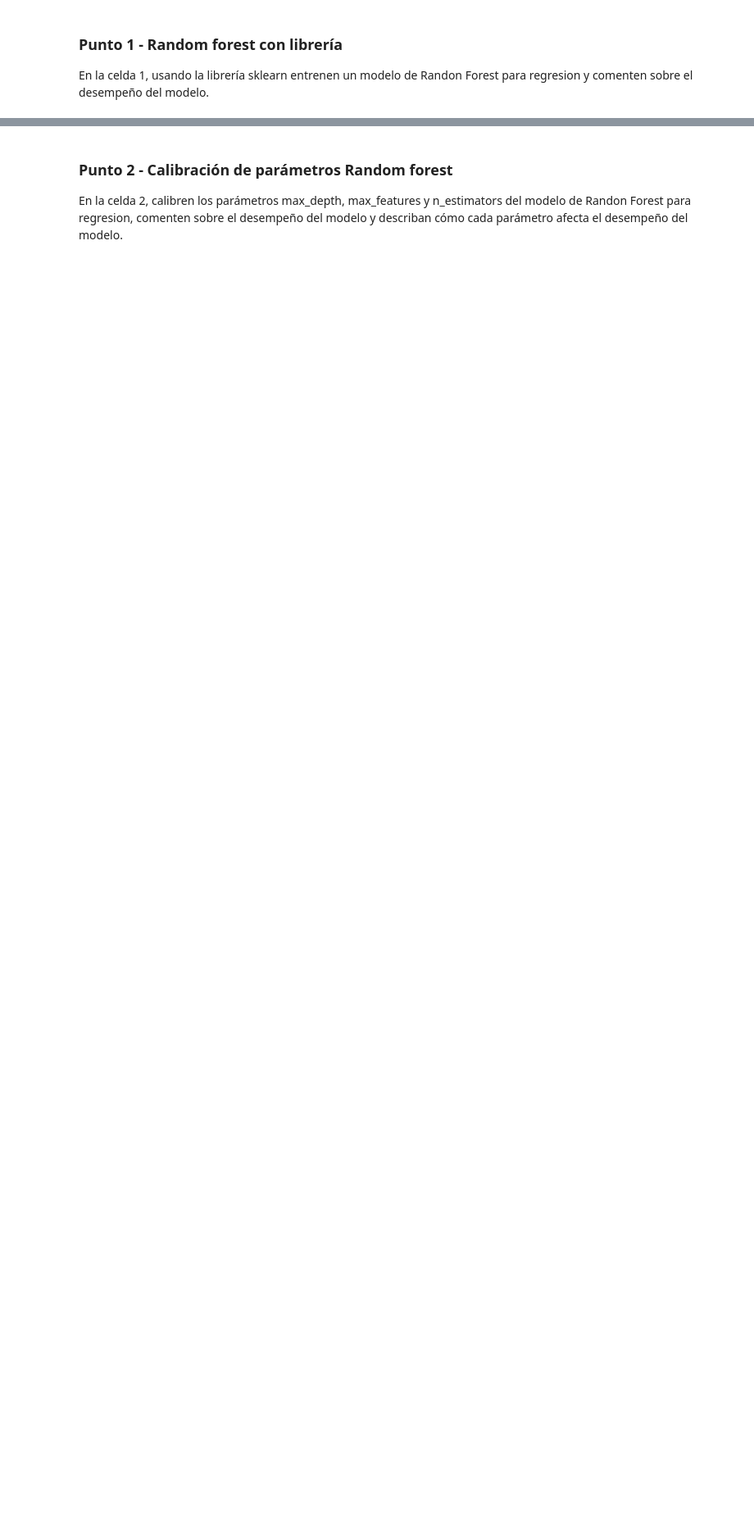
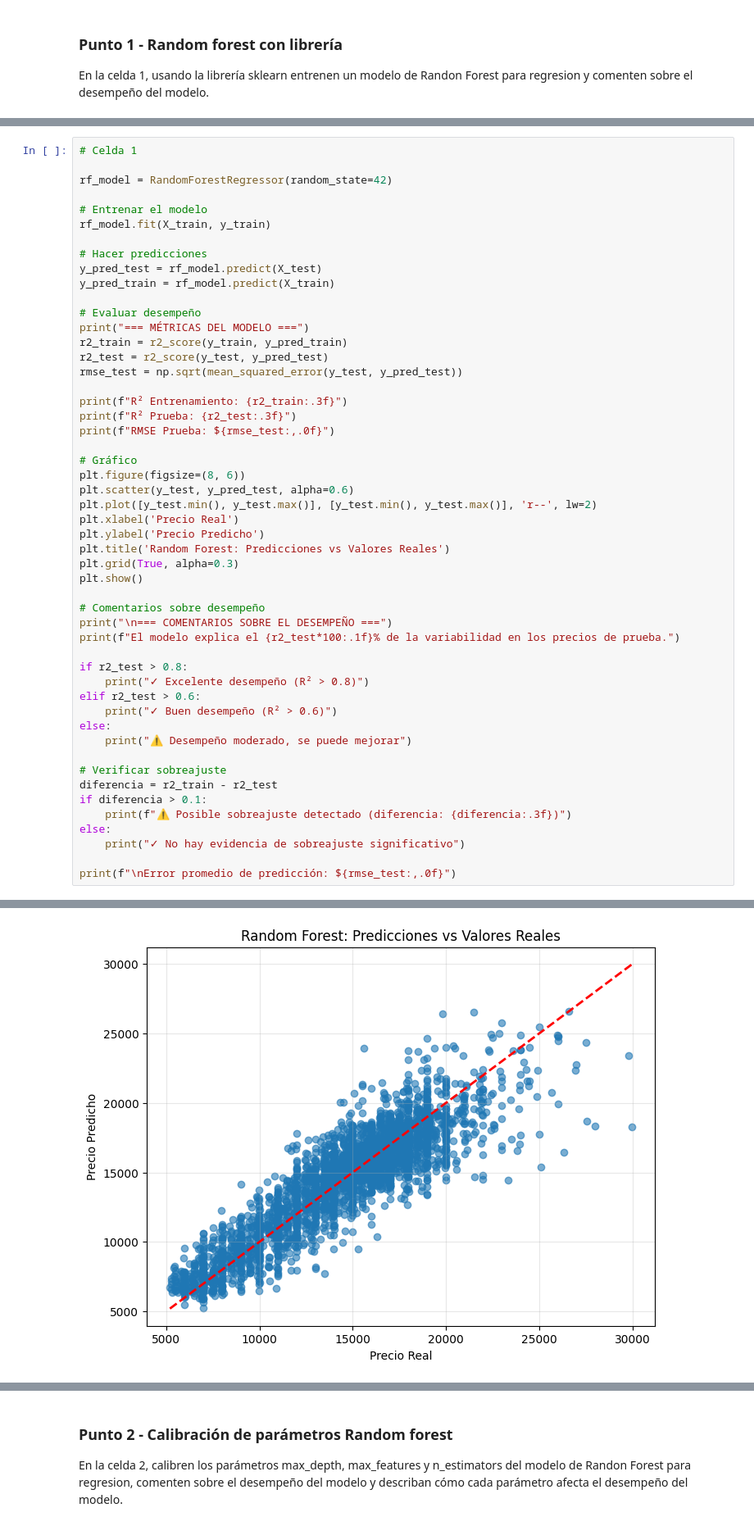
Before and after one commit to Cesar977/Electiva-Profesional-III, a Jupyter notebook: Semana 7/Parcial Final/Parcial final.ipynb, the cells around one changed output, grey strips where cells are left out. Shown: that part at 82% size. Drawn from its saved outputs; the diff is of its cells as text; blank space fills up the shorter version.

```diff
--- a/Semana 7/Parcial Final/Parcial final.ipynb
+++ b/Semana 7/Parcial Final/Parcial final.ipynb
@@ -67,0 +201,52 @@ Mean Absolute Percentage Error (MAPE): 9.55 %
+# %%
+# Celda 1
+
+rf_model = RandomForestRegressor(random_state=42)
+
+# Entrenar el modelo
+rf_model.fit(X_train, y_train)
+
+# Hacer predicciones
+y_pred_test = rf_model.predict(X_test)
+y_pred_train = rf_model.predict(X_train)
+
+# Evaluar desempeño
+print("=== MÉTRICAS DEL MODELO ===")
+r2_train = r2_score(y_train, y_pred_train)
+r2_test = r2_score(y_test, y_pred_test)
+rmse_test = np.sqrt(mean_squared_error(y_test, y_pred_test))
+
+print(f"R² Entrenamiento: {r2_train:.3f}")
+print(f"R² Prueba: {r2_test:.3f}")
+print(f"RMSE Prueba: ${rmse_test:,.0f}")
+
+# Gráfico
+plt.figure(figsize=(8, 6))
+plt.scatter(y_test, y_pred_test, alpha=0.6)
+plt.plot([y_test.min(), y_test.max()], [y_test.min(), y_test.max()], 'r--', lw=2)
+plt.xlabel('Precio Real')
+plt.ylabel('Precio Predicho')
+plt.title('Random Forest: Predicciones vs Valores Reales')
+plt.grid(True, alpha=0.3)
+plt.show()
+
+# Comentarios sobre desempeño
+print("\n=== COMENTARIOS SOBRE EL DESEMPEÑO ===")
+print(f"El modelo explica el {r2_test*100:.1f}% de la variabilidad en los precios de prueba.")
+
+if r2_test > 0.8:
+    print("✓ Excelente desempeño (R² > 0.8)")
+elif r2_test > 0.6:
+    print("✓ Buen desempeño (R² > 0.6)")
+else:
+    print("⚠ Desempeño moderado, se puede mejorar")
+
+# Verificar sobreajuste
+diferencia = r2_train - r2_test
+if diferencia > 0.1:
+    print(f"⚠ Posible sobreajuste detectado (diferencia: {diferencia:.3f})")
+else:
+    print("✓ No hay evidencia de sobreajuste significativo")
+
+print(f"\nError promedio de predicción: ${rmse_test:,.0f}")
+# %% [output]
@@ -67,0 +257 @@ Mean Absolute Percentage Error (MAPE): 9.55 %
+[figure, added]
```
Also changed, not shown: parts of 14 cells of this notebook.
